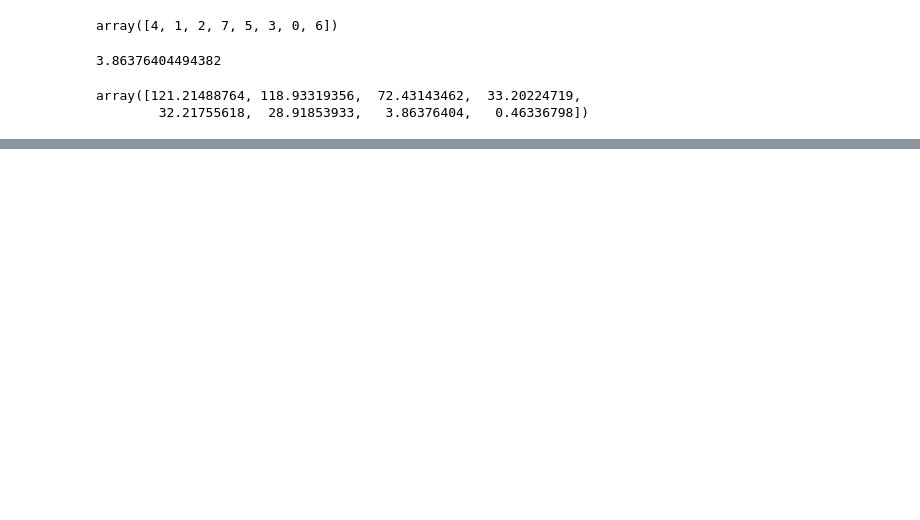
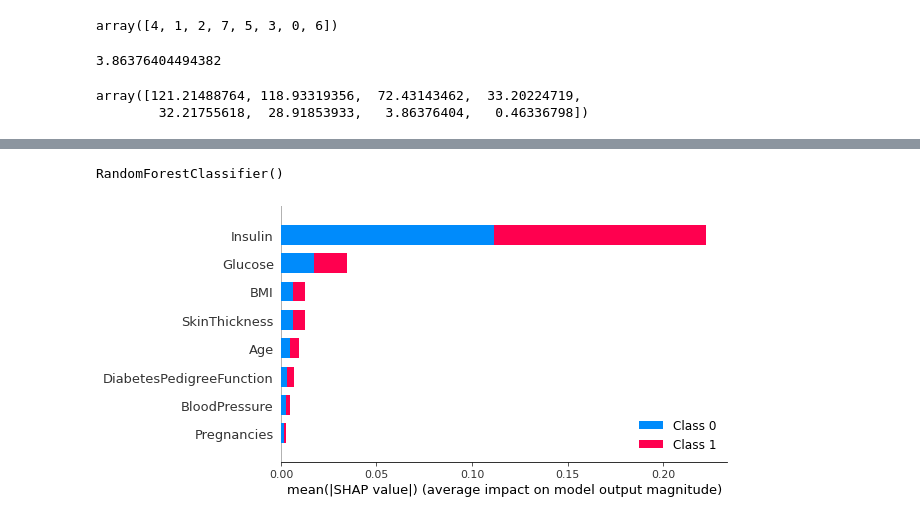
Before and after one commit to Jawad-Flahi/Risk-factore-of-Diabetes, a Jupyter notebook: diabities.ipynb, the cells around one changed output, grey strips where cells are left out. Drawn from its saved outputs; the diff is of its cells as text; code cells hidden in the pictures; blank space fills up the shorter version.

```diff
--- a/diabities.ipynb
+++ b/diabities.ipynb
@@ -497,0 +500,2 @@ print(list(
+# %%
+y = label
@@ -497,0 +520,2 @@ print(list(
+# %%
+clf = RandomForestClassifier()
@@ -497,0 +553,11 @@ print(list(
+# %%
+clf.fit(X_scaled_df,y)
+# %% [output]
+RandomForestClassifier()
+# %%
+explainer= shap.TreeExplainer(clf)
+shap_values = explainer.shap_values(X_scaled_df)
+# %%
+fig = shap.summary_plot(shap_values, X_scaled_df, show=False)
+# %% [output]
+[figure, added]
```
Also changed, not shown: parts of 24 cells of this notebook.
